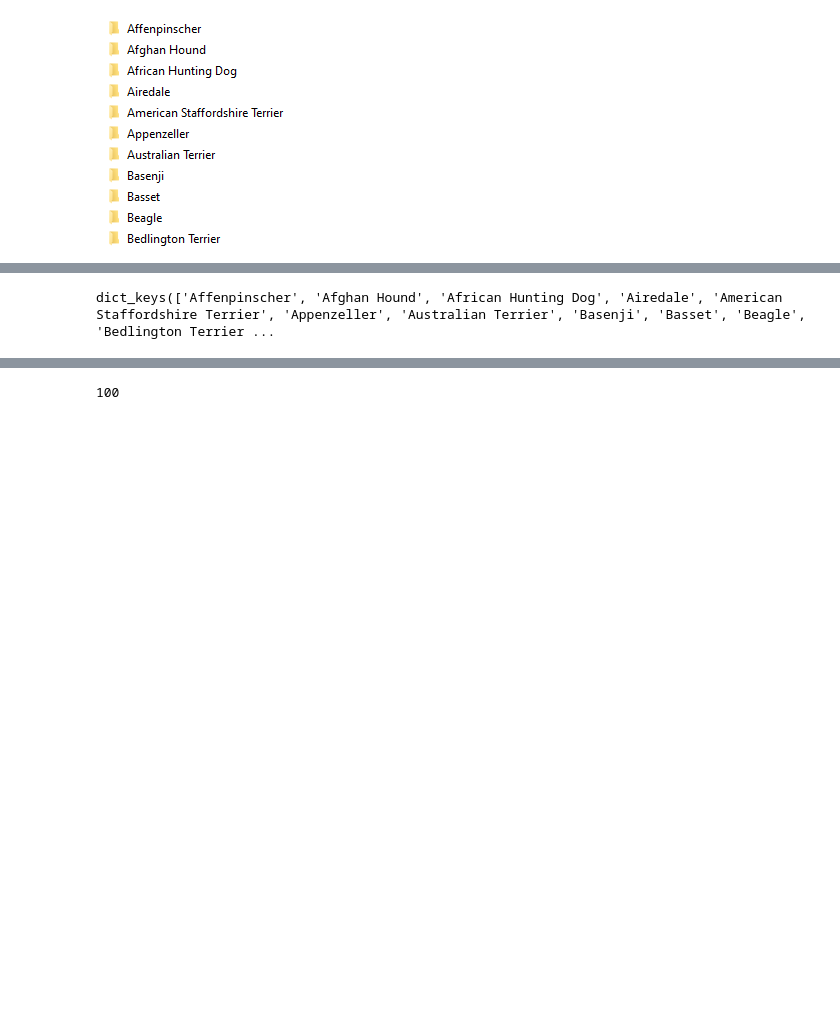
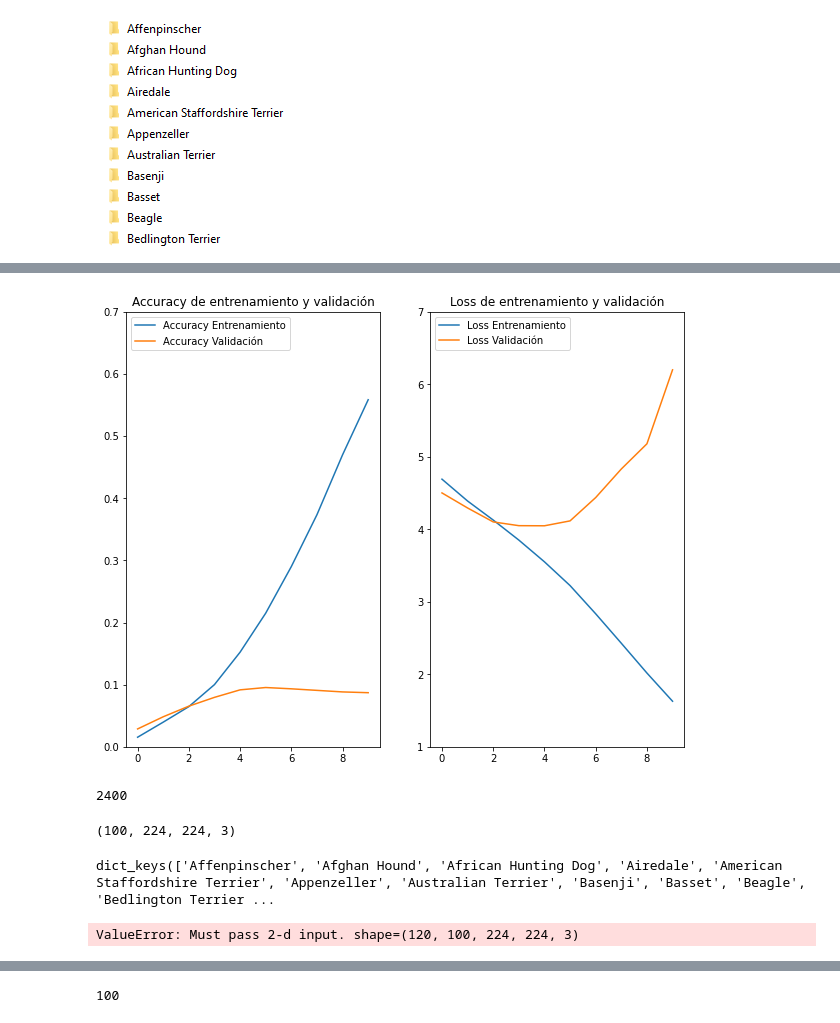
Before and after one commit to leo90rc/leonardo_frazzetto_yeqre_apr, a Jupyter notebook: src/main.ipynb, the cells around one changed output, grey strips where cells are left out. Saved outputs shown, nothing was run; the diff lists cells and outputs as text; code cells hidden in the pictures; blank space fills up the shorter version.

```diff
--- a/src/main.ipynb
+++ b/src/main.ipynb
@@ -62,0 +130,5 @@ dict_test = f_tb.cargar_imagenes_diccionario(path_test)
+# %%
+AUTOTUNE = tf.data.AUTOTUNE
+
+train_ds = train_ds.cache().shuffle(1000).prefetch(buffer_size=AUTOTUNE)
+val_ds = val_ds.cache().prefetch(buffer_size=AUTOTUNE)
@@ -62,0 +161,4 @@ dict_test = f_tb.cargar_imagenes_diccionario(path_test)
+# %%
+model1.compile(optimizer='adam',
+               loss='sparse_categorical_crossentropy',
+               metrics=['accuracy'])
@@ -62,0 +185,7 @@ dict_test = f_tb.cargar_imagenes_diccionario(path_test)
+# %%
+epochs=10
+
+model1.fit(train_ds,
+          validation_data=val_ds,
+          epochs=epochs,
+          verbose = 1)
@@ -62,0 +218,37 @@ dict_test = f_tb.cargar_imagenes_diccionario(path_test)
+# %%
+acc = model1.history.history['accuracy']
+val_acc = model1.history.history['val_accuracy']
+
+loss = model1.history.history['loss']
+val_loss = model1.history.history['val_loss']
+
+epochs_range = range(epochs)
+
+plt.figure(figsize=(10, 8))
+plt.subplot(1, 2, 1)
+plt.plot(epochs_range, acc, label='Accuracy Entrenamiento')
+plt.plot(epochs_range, val_acc, label='Accuracy Validación')
+plt.legend(loc='upper left')
+plt.title('Accuracy de entrenamiento y validación')
+plt.ylim(0,0.7)
+
+
+plt.subplot(1, 2, 2)
+plt.plot(epochs_range, loss, label='Loss Entrenamiento')
+plt.plot(epochs_range, val_loss, label='Loss Validación')
+plt.legend(loc='upper left')
+plt.title('Loss de entrenamiento y validación')
+
+
+plt.ylim(1,7)
+plt.show()
+# %% [output]
+[figure, added]
+# %%
+len(val_ds.file_paths)
+# %% [output]
+2400
+# %%
+dict_train['Chihuahua'].shape
+# %% [output]
+(100, 224, 224, 3)
@@ -65,2 +261,6 @@ dict_test.keys()
 # %% [output]
 dict_keys(['Affenpinscher', 'Afghan Hound', 'African Hunting Dog', 'Airedale', 'American Staffordshire Terrier', 'Appenzeller', 'Australian Terrier', 'Basenji', 'Basset', 'Beagle', 'Bedlington Terrier ...
+# %%
+df = pd.DataFrame(data = dict_train.values())
+# %% [output]
+ValueError: Must pass 2-d input. shape=(120, 100, 224, 224, 3)
```
Also changed, not shown: parts of 24 cells of this notebook, 5 other files.
